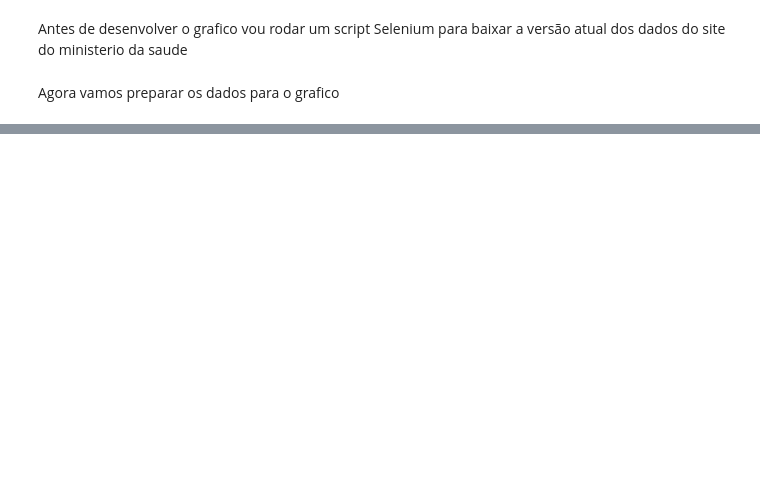
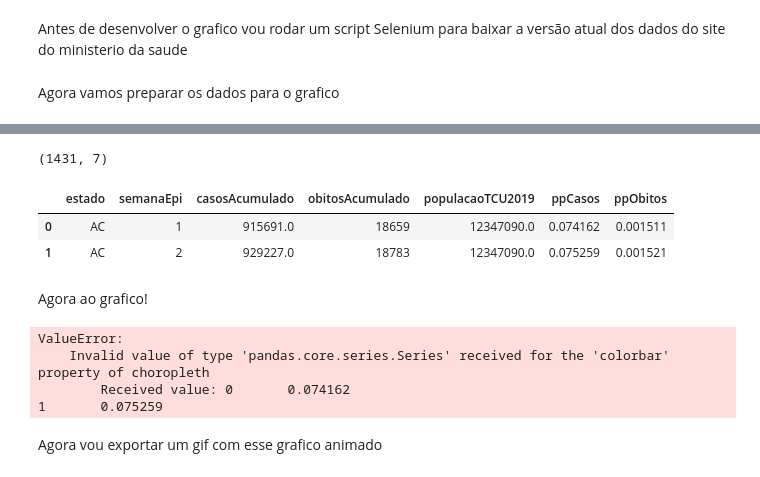
Before and after one commit to phelipecomph/COVID-Brazil-animated-map, a Jupyter notebook: COVID_Brazil.ipynb, the cells around one changed output, grey strips where cells are left out. Drawn from its saved outputs; the diff is of its cells as text; code cells hidden in the pictures; blank space fills up the shorter version.

```diff
--- a/COVID_Brazil.ipynb
+++ b/COVID_Brazil.ipynb
@@ -67,7 +63,22 @@ df.head(2)
+# %%
+df.dropna(subset=['municipio'],inplace=True)
+df = df.sort_values(by=['semanaEpi'])
+df = df[['estado','semanaEpi','casosAcumulado','obitosAcumulado','populacaoTCU2019']].groupby(['estado','semanaEpi']).sum().reset_index()
+df['ppCasos'] = df["casosAcumulado"].div(df["populacaoTCU2019"].values)
+df['ppObitos'] = df["obitosAcumulado"].div(df["populacaoTCU2019"].values)
+print(df.shape)
+df.head(2)
+# %% [output]
+(1431, 7)
+|  | estado | semanaEpi | casosAcumulado | obitosAcumulado | populacaoTCU2019 | ppCasos | ppObitos |
+| 0 | AC | 1 | 915691.0 | 18659 | 12347090.0 | 0.074162 | 0.001511 |
+| 1 | AC | 2 | 929227.0 | 18783 | 12347090.0 | 0.075259 | 0.001521 |
 # %%
 with urlopen("https://raw.githubusercontent.com/codeforamerica/click_that_hood/master/public/data/brazil-states.geojson") as response:
  Brazil = json.load(response) # Javascrip object notation
 
 for feature in Brazil ['features']:
  feature['id'] = feature['properties']['sigla']
+# %% [markdown]
+Agora ao grafico!
 # %%
@@ -80,3 +93,20 @@ fig = px.choropleth(df.loc[df['datetime'] < datetime.strptime('2020/10/01', "%Y/
 
 fig.update_geos(fitbounds = "locations", visible = False)
 fig.show()
+# %%
+fig = go.Choropleth(locations = df["estado"],
+                    colorbar =df["ppCasos"],
+                    colorscale = [[0, 'rgb(255,255,255)'],[1, 'rgb(255,0,0)']],
+                    range_color = [0,0.15],
+                    geojson = Brazil,
+                    animation_frame ="semanaEpi")
+
+fig.update_geos(fitbounds = "locations", visible = False)
+fig.show()
+# %% [output]
+ValueError:
+    Invalid value of type 'pandas.core.series.Series' received for the 'colorbar' property of choropleth
+        Received value: 0       0.074162
+1       0.075259
+# %% [markdown]
+Agora vou exportar um gif com esse grafico animado
```
Also changed, not shown: parts of 5 cells of this notebook.
